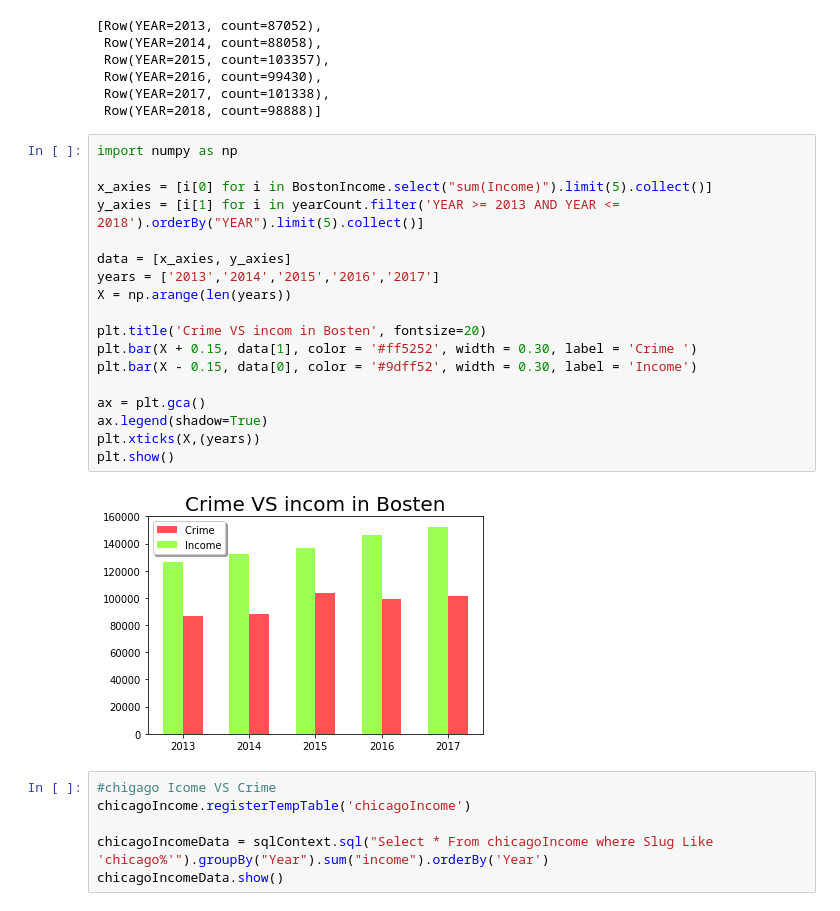
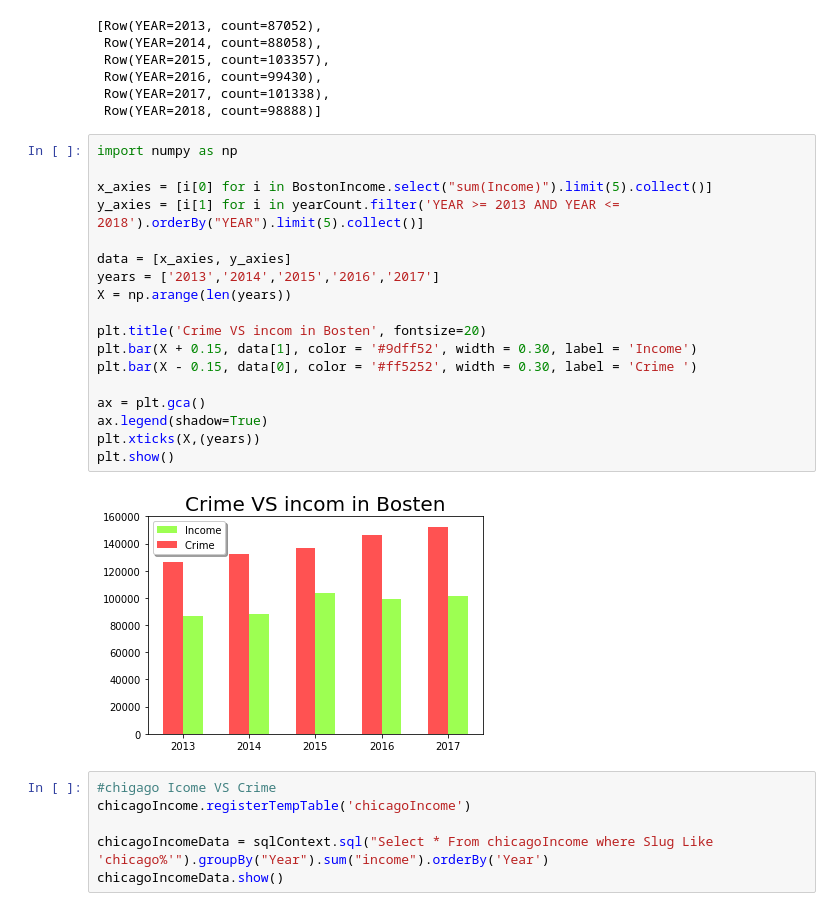
Before and after one commit to Kotiba-saket/DataMining_Final_Exam, a Jupyter notebook: CrimeInBostenEnChicago.ipynb, the cells around one changed output. Drawn from its saved outputs; the diff is of its cells as text.

Commit message:
Fix income VS Crime in Bosten and  in Chigago

```diff
--- a/CrimeInBostenEnChicago.ipynb
+++ b/CrimeInBostenEnChicago.ipynb
@@ -388,23 +388,23 @@ test
 # %%
 import numpy as np
 
 x_axies = [i[0] for i in BostonIncome.select("sum(Income)").limit(5).collect()]
 y_axies = [i[1] for i in yearCount.filter('YEAR >= 2013 AND YEAR <= 2018').orderBy("YEAR").limit(5).collect()]
 
 data = [x_axies, y_axies]
 years = ['2013','2014','2015','2016','2017']
 X = np.arange(len(years))
 
 plt.title('Crime VS incom in Bosten', fontsize=20)
-plt.bar(X + 0.15, data[1], color = '#ff5252', width = 0.30, label = 'Crime ')
-plt.bar(X - 0.15, data[0], color = '#9dff52', width = 0.30, label = 'Income')
+plt.bar(X + 0.15, data[1], color = '#9dff52', width = 0.30, label = 'Income')
+plt.bar(X - 0.15, data[0], color = '#ff5252', width = 0.30, label = 'Crime ')
 
 ax = plt.gca()
 ax.legend(shadow=True)
 plt.xticks(X,(years))
 plt.show()
 # %% [output]
-[figure, old version]
+[figure, new version]
 # %%
 #chigago Icome VS Crime
 chicagoIncome.registerTempTable('chicagoIncome')
```
Also changed, not shown: parts of 4 cells of this notebook.
